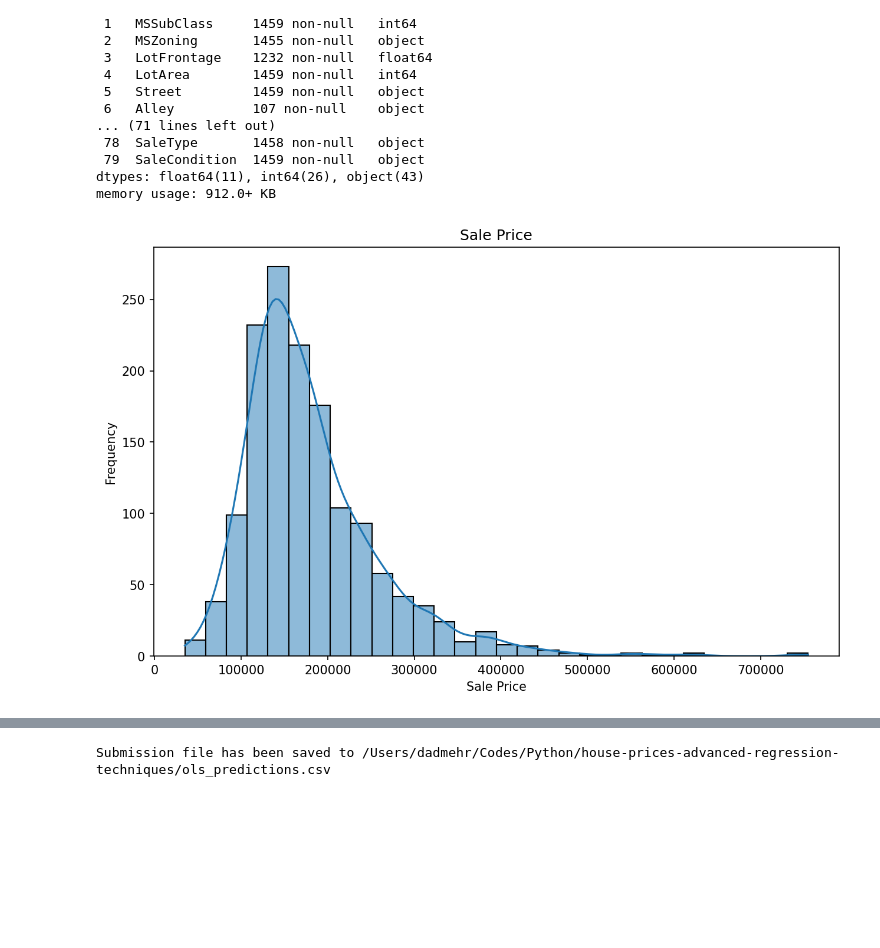
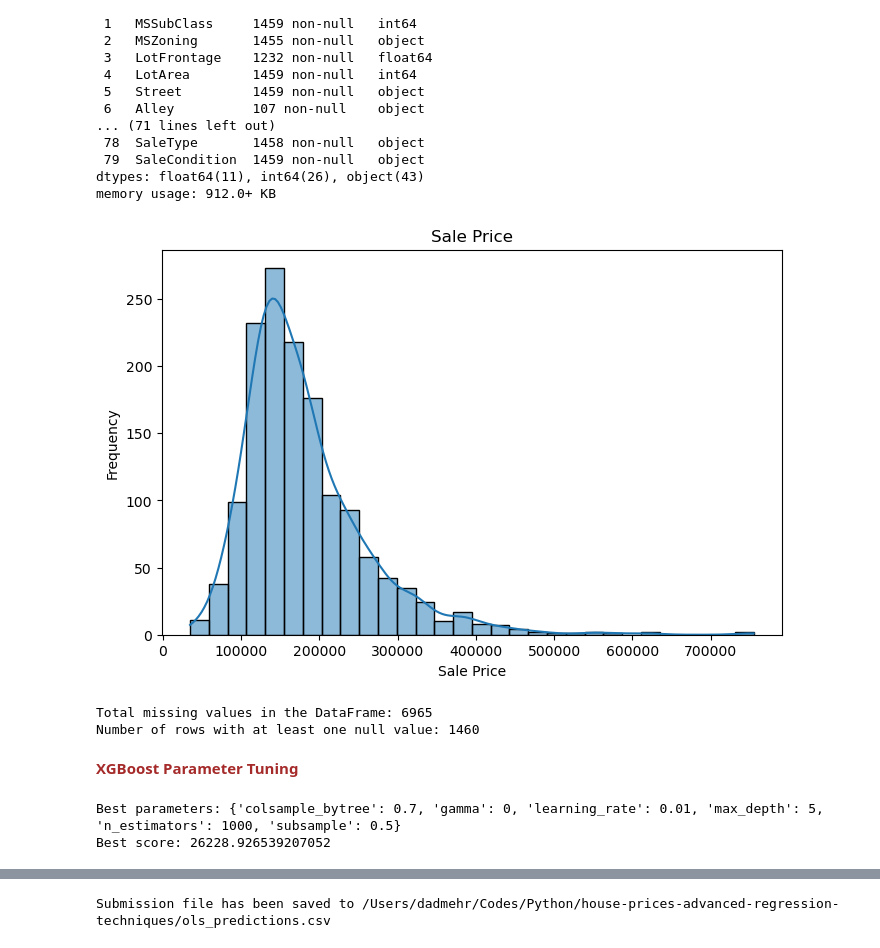
Before and after one commit to dadmehrdi/Kaggle_Competitions, a Jupyter notebook: Kaggle Competition - House Prices Prediction using TFDF.ipynb, the cells around one changed output, grey strips where cells are left out. Drawn from its saved outputs; the diff is of its cells as text; code cells hidden in the pictures; blank space fills up the shorter version.

```diff
--- a/Kaggle Competition - House Prices Prediction using TFDF.ipynb
+++ b/Kaggle Competition - House Prices Prediction using TFDF.ipynb
@@ -47,14 +49,27 @@ memory usage: 912.0+ KB
 # %%
 import matplotlib.pyplot as plt
 import seaborn as sns
 
 
 # Plotting the distribution of predicted SalePrice
-plt.figure(figsize=(10, 6), dpi=150)
+plt.figure(figsize=(8, 5), dpi=100)
 sns.histplot(train_data['SalePrice'], kde=True, bins=30)
 plt.title('Sale Price')
 plt.xlabel('Sale Price')
 plt.ylabel('Frequency')
 plt.show()
 # %% [output]
-[figure, old version]
+[figure, new version]
+# %%
+
+# Calculate the total number of missing values
+total_missing_values = train_data.isnull().sum().sum()
+
+# Calculate the number of rows that have at least one null value
+rows_with_null = train_data.isnull().any(axis=1).sum()
+
+print(f"Total missing values in the DataFrame: {total_missing_values}")
+print(f"Number of rows with at least one null value: {rows_with_null}")
+# %% [output]
+Total missing values in the DataFrame: 6965
+Number of rows with at least one null value: 1460
@@ -60,0 +91,45 @@ plt.show()
+# %% [markdown]
+<font color='brown' size='11' style='line-height: 1.01;'><b>XGBoost Parameter Tuning</b></font>
+# %%
+from sklearn.model_selection import GridSearchCV
+from xgboost import XGBRegressor
+from sklearn.metrics import make_scorer, mean_squared_error
+import numpy as np
+
+
+# Define a range of hyperparameters for the grid search
+param_grid = {
+    'n_estimators': [500, 1000],
+    'learning_rate': [0.01, 0.1],
+    'max_depth': [5,9],
+    'gamma': [0, 0.1],
+    'subsample': [0.5,0.7],
+    'colsample_bytree': [0.5, 0.7],
+}
+
+# Initialize the model
+xgb_model = XGBRegressor()
+
+# Setup grid search
+grid_search = GridSearchCV(
+    estimator=xgb_model,
+    param_grid=param_grid,
+    scoring=make_scorer(mean_squared_error, greater_is_better=False),
+    n_jobs=-1,
+    cv=5,
+    verbose=0
+)
+
+# Fit the grid search to the data
+grid_search.fit(X_train, y_train)
+
+# Best parameters found
+print("Best parameters:", grid_search.best_params_)
+
+# Best score, converting MSE to RMSE for a more interpretable result
+print("Best score:", np.sqrt(-grid_search.best_score_))
+
+best_model = grid_search.best_estimator_
+# %% [output]
+Best parameters: {'colsample_bytree': 0.7, 'gamma': 0, 'learning_rate': 0.01, 'max_depth': 5, 'n_estimators': 1000, 'subsample': 0.5}
+Best score: 26228.926539207052
```
Also changed, not shown: parts of 31 cells of this notebook.
